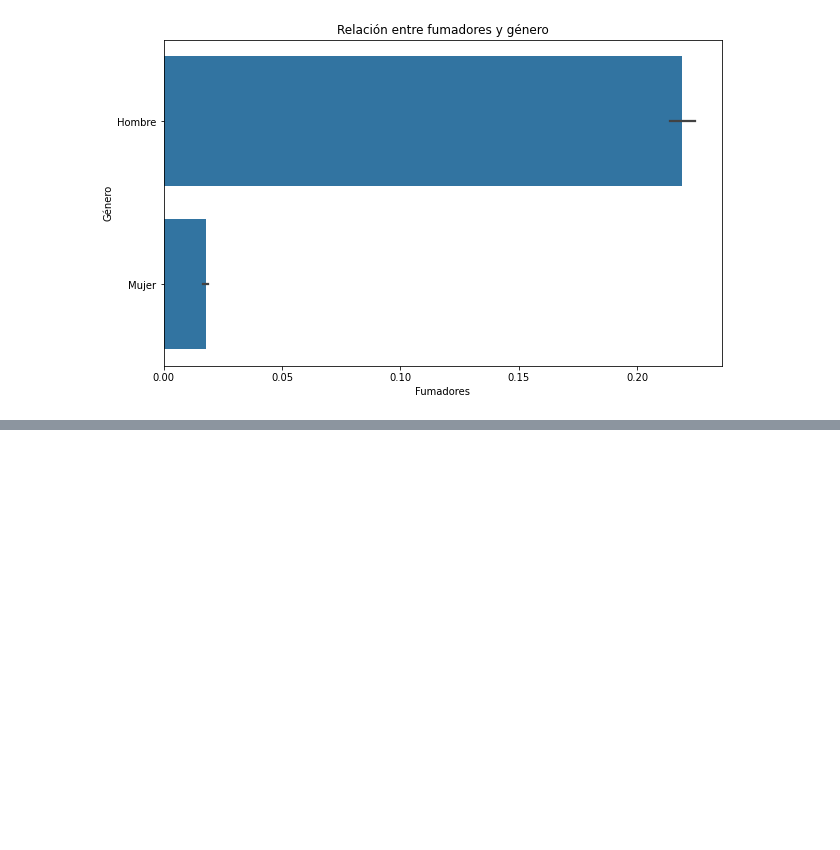
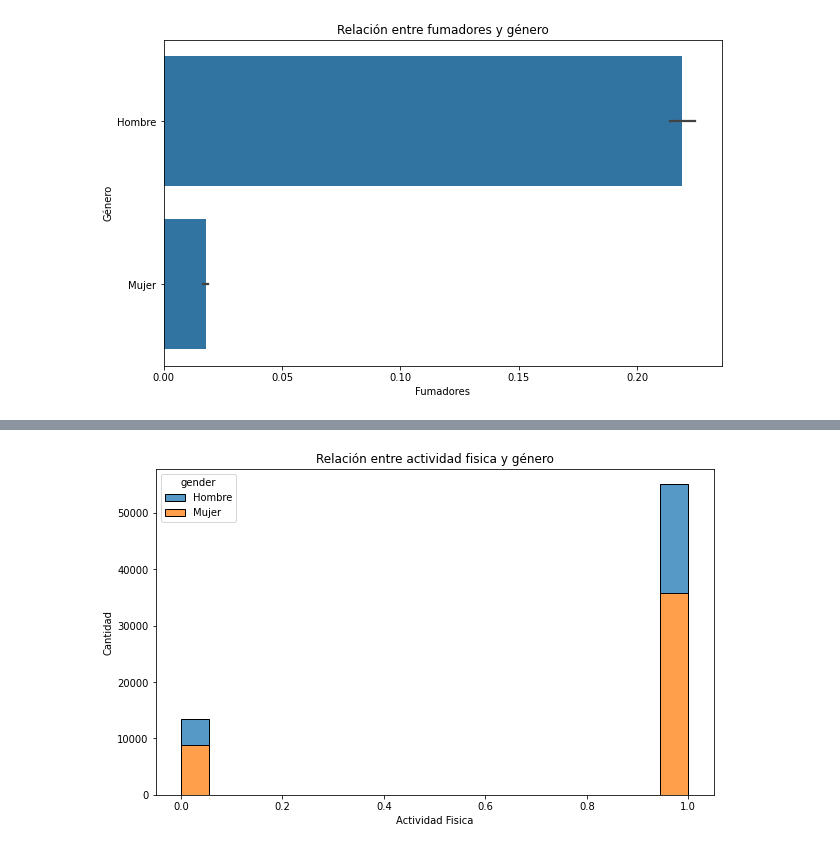
Before and after one commit to AnaLuna464/P.M3v1, a Jupyter notebook: cardio_train.ipynb, the cells around one changed output, grey strips where cells are left out. Cells and saved outputs as stored; diff of their text form; code cells hidden in the pictures; blank space fills up the shorter version.

```diff
--- a/cardio_train.ipynb
+++ b/cardio_train.ipynb
@@ -310,0 +304,10 @@ plt.show()
+# %%
+#histograma de active y gender
+plt.figure(figsize=(10, 6))
+sns.histplot(data=data, x='active', hue='gender', multiple='stack')
+plt.title('Relación entre actividad fisica y género')
+plt.xlabel('Actividad Fisica')
+plt.ylabel('Cantidad')
+plt.show()
+# %% [output]
+[figure, added]
```
Also changed, not shown: parts of 7 cells of this notebook, 3 other files.
